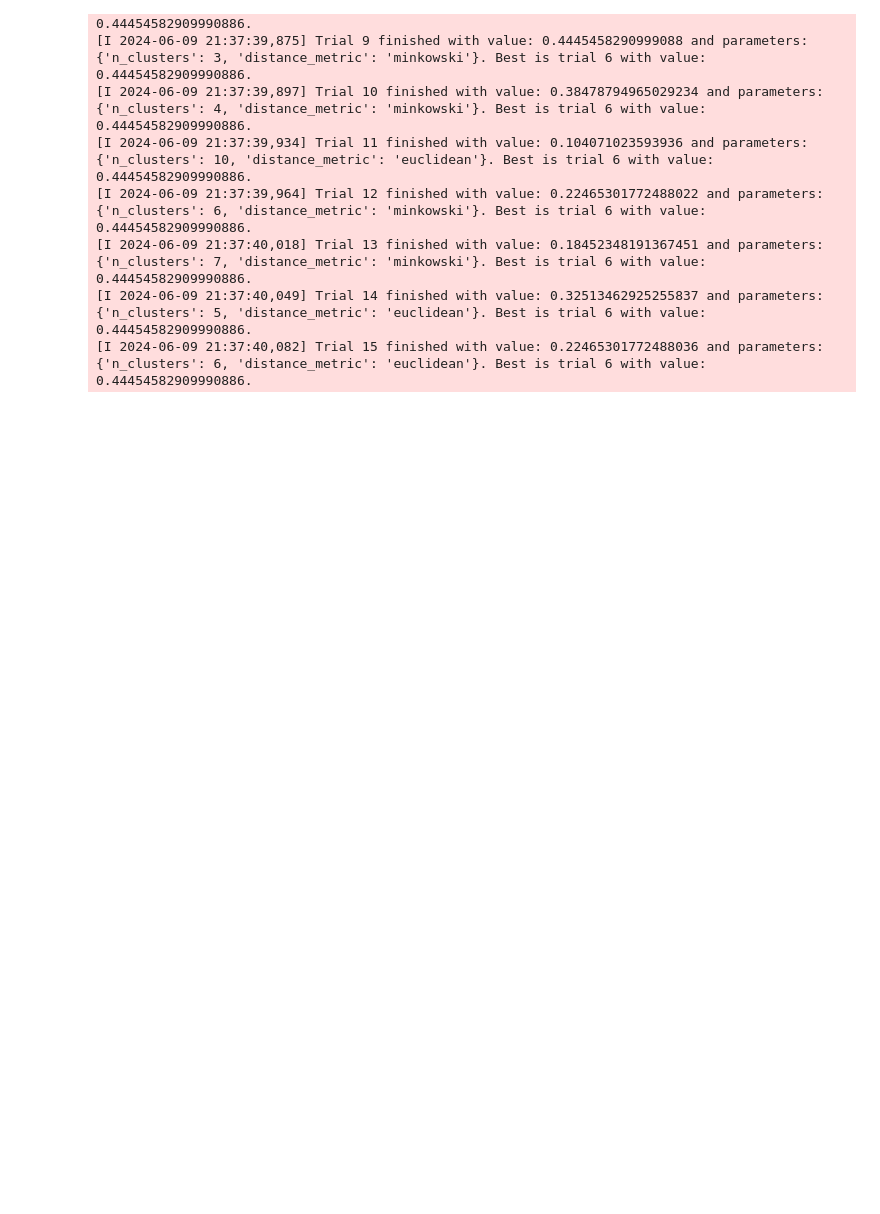
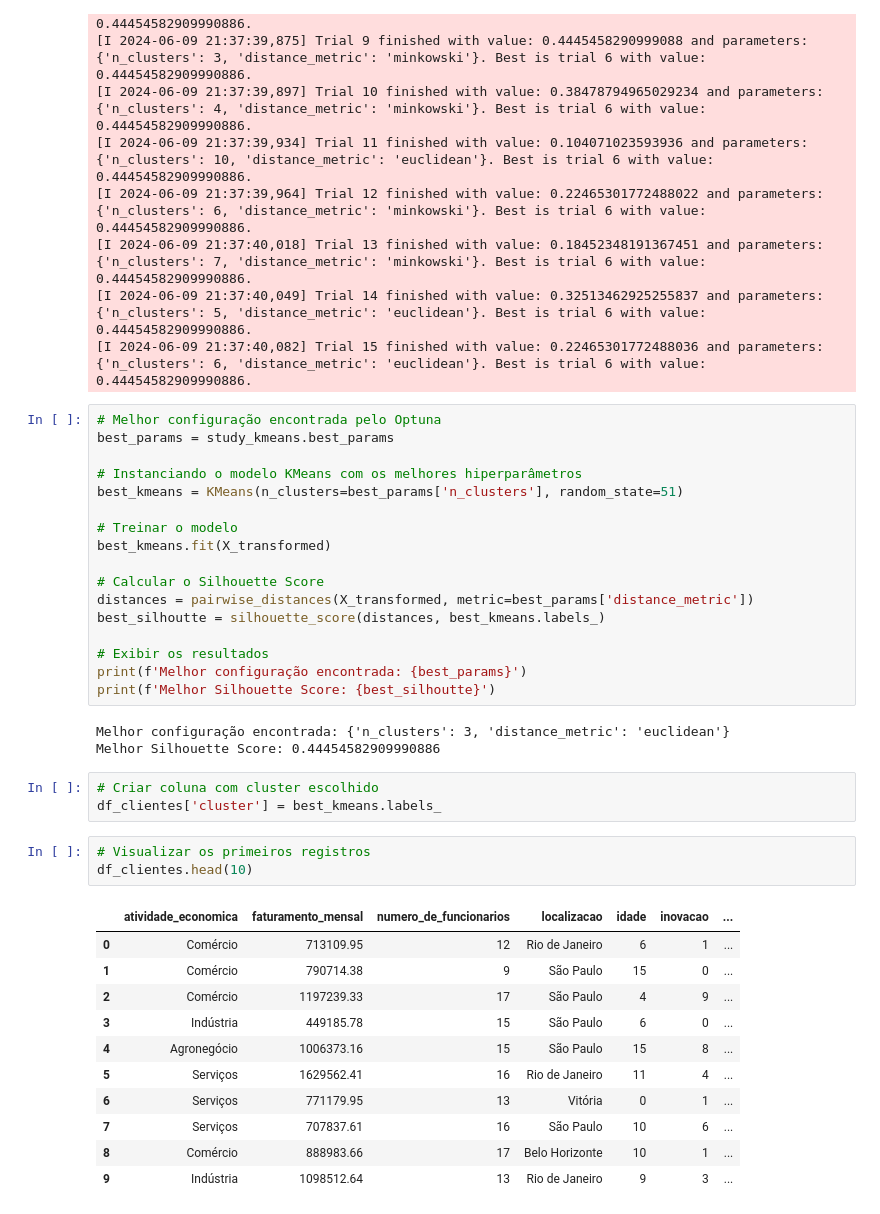
Before and after one commit to angelomedeiros/formacao-ia-clusterizacao-kmeans, a Jupyter notebook: clusterizacao_clientes.ipynb, the cells around one changed output. Saved outputs shown, nothing was run; the diff lists cells and outputs as text; blank space fills up the shorter version.

Commit message:
feat: Analisando Resultados do KMeans

```diff
--- a/clusterizacao_clientes.ipynb
+++ b/clusterizacao_clientes.ipynb
@@ -234,3 +234,41 @@ study_kmeans.optimize(kmeans_objective, n_trials=100)
 [I 2024-06-09 21:37:40,018] Trial 13 finished with value: 0.18452348191367451 and parameters: {'n_clusters': 7, 'distance_metric': 'minkowski'}. Best is trial 6 with value: 0.44454582909990886.
 [I 2024-06-09 21:37:40,049] Trial 14 finished with value: 0.32513462925255837 and parameters: {'n_clusters': 5, 'distance_metric': 'euclidean'}. Best is trial 6 with value: 0.44454582909990886.
 [I 2024-06-09 21:37:40,082] Trial 15 finished with value: 0.22465301772488036 and parameters: {'n_clusters': 6, 'distance_metric': 'euclidean'}. Best is trial 6 with value: 0.44454582909990886.
+# %%
+# Melhor configuração encontrada pelo Optuna
+best_params = study_kmeans.best_params
+
+# Instanciando o modelo KMeans com os melhores hiperparâmetros
+best_kmeans = KMeans(n_clusters=best_params['n_clusters'], random_state=51)
+
+# Treinar o modelo
+best_kmeans.fit(X_transformed)
+
+# Calcular o Silhouette Score
+distances = pairwise_distances(X_transformed, metric=best_params['distance_metric'])
+best_silhoutte = silhouette_score(distances, best_kmeans.labels_)
+
+# Exibir os resultados
+print(f'Melhor configuração encontrada: {best_params}')
+print(f'Melhor Silhouette Score: {best_silhoutte}')
+# %% [output]
+Melhor configuração encontrada: {'n_clusters': 3, 'distance_metric': 'euclidean'}
+Melhor Silhouette Score: 0.44454582909990886
+# %%
+# Criar coluna com cluster escolhido
+df_clientes['cluster'] = best_kmeans.labels_
+# %%
+# Visualizar os primeiros registros
+df_clientes.head(10)
+# %% [output]
+|  | atividade_economica | faturamento_mensal | numero_de_funcionarios | localizacao | idade | inovacao | ... |
+| 0 | Comércio | 713109.95 | 12 | Rio de Janeiro | 6 | 1 | ... |
+| 1 | Comércio | 790714.38 | 9 | São Paulo | 15 | 0 | ... |
+| 2 | Comércio | 1197239.33 | 17 | São Paulo | 4 | 9 | ... |
+| 3 | Indústria | 449185.78 | 15 | São Paulo | 6 | 0 | ... |
+| 4 | Agronegócio | 1006373.16 | 15 | São Paulo | 15 | 8 | ... |
+| 5 | Serviços | 1629562.41 | 16 | Rio de Janeiro | 11 | 4 | ... |
+| 6 | Serviços | 771179.95 | 13 | Vitória | 0 | 1 | ... |
+| 7 | Serviços | 707837.61 | 16 | São Paulo | 10 | 6 | ... |
+| 8 | Comércio | 888983.66 | 17 | Belo Horizonte | 10 | 1 | ... |
+| 9 | Indústria | 1098512.64 | 13 | Rio de Janeiro | 9 | 3 | ... |
```
